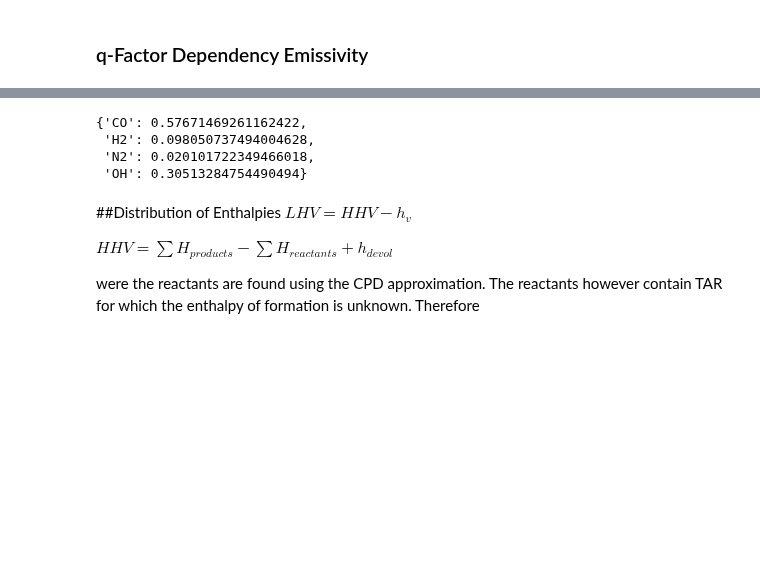
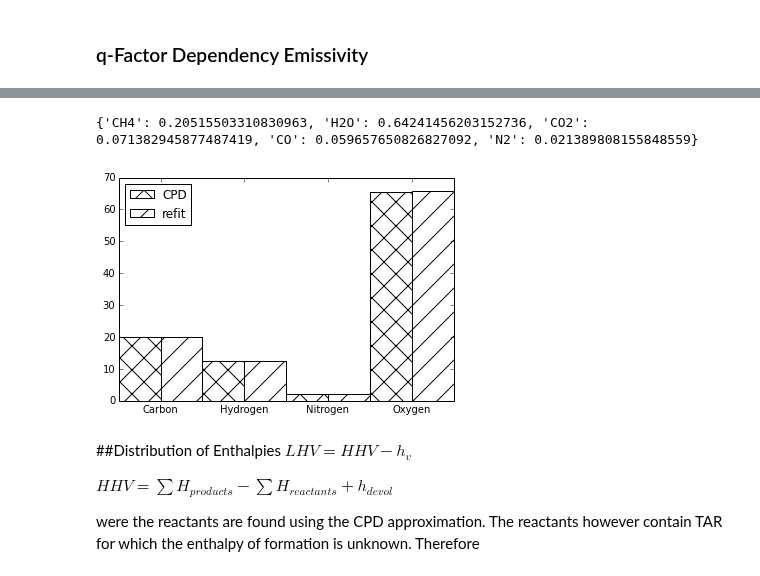
Before and after one commit to ostein/notebooks, a Jupyter notebook: pkp/BlackThunder.ipynb, the cells around one changed output, grey strips where cells are left out. Cells and saved outputs as stored; diff of their text form; code cells hidden in the pictures; blank space fills up the shorter version.

```diff
--- a/pkp/BlackThunder.ipynb
+++ b/pkp/BlackThunder.ipynb
@@ -434,13 +420,37 @@ for q_ in res:
-# %%
-from pkp.src.CoalThermoPhysics import CO, OH, N2, H2, Yield
-from scipy.optimize import brute, minimize
-
-pyrol_yield= Yield(cpd['run0'][1], [CO, OH, N2, H2])
-cons = ({'type': 'eq', 'fun': lambda x:  1 - sum(x)})
-optimizer = lambda : minimize(pyrol_yield.error_func, [0,0,0,0], tol=1e-32, constraints=cons).x
-pyrol_yield.fit_composition(optimizer)
-# %% [output]
-{'CO': 0.57671469261162422,
- 'H2': 0.098050737494004628,
- 'N2': 0.020101722349466018,
- 'OH': 0.30513284754490494}
+# %%
+from pkp.src.CoalThermoPhysics import CO, OH, N2, H2, CO2, H2O, CH4, O2, C2H2, C2, Yield
+from scipy.optimize import brute, minimize, fmin, basinhopping
+#FIXME Currently fitting against latest cpd in diameter test
+def test(**kwargs):
+    x = kwargs["x_new"]
+    #print x,
+    tmax = bool(np.all(x < 1.0))
+    tmin = bool(np.all(x >= 0.0))
+    if tmin:
+        print tmin,
+    return tmax and tmin
+
+species = [CO, CO2, H2O, CH4, N2]
+
+pyrol_yield = Yield(cpd['run0'][1], species)
+cons = ({'type': 'eq', 'fun': lambda x:  1 - sum(x)})
+init = [0.0] * len(species)
+
+optimizer = lambda: minimize(pyrol_yield.error_func, init, tol=1e-32, bounds=[(0,1.0) for _ in init], constraints=cons).x
+#optimizer = lambda: brute(pyrol_yield.error_func, [(0,1.0) for _ in init], Ns=100, finish=fmin)
+#optimizer = lambda: basinhopping(pyrol_yield.error_func, init, niter=10000, stepsize=0.01,
+#                                 minimizer_kwargs={'tol':1e-64}, accept_test=test).x
+
+res = pyrol_yield.fit_composition(optimizer)
+print res
+# %% [output]
+{'CH4': 0.20515503310830963, 'H2O': 0.64241456203152736, 'CO2': 0.071382945877487419, 'CO': 0.059657650826827092, 'N2': 0.021389808155848559}
+# %%
+from pkp.src.CoalThermoPhysics import composition
+
+fit = composition(res)
+
+plt_bar(Yield(cpd['run0'][1], species).VolatileCompositionMass, "CPD", 'x' )
+plt_bar(fit, "refit", '/' , 0.5)
+# %% [output]
+[figure, added]
```
Also changed, not shown: parts of 20 cells of this notebook.
